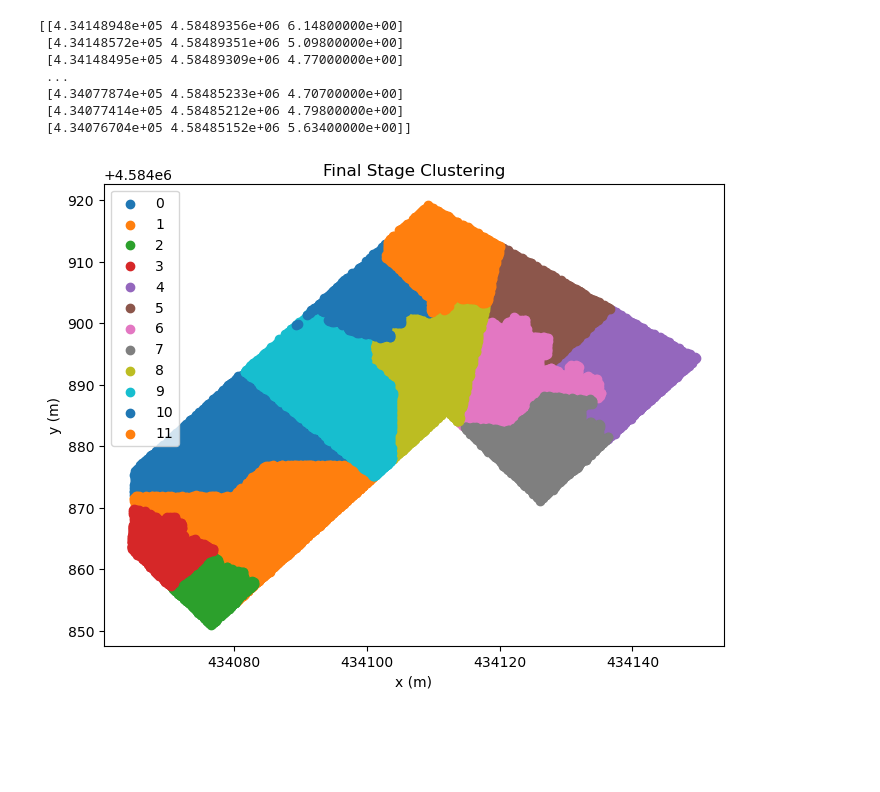
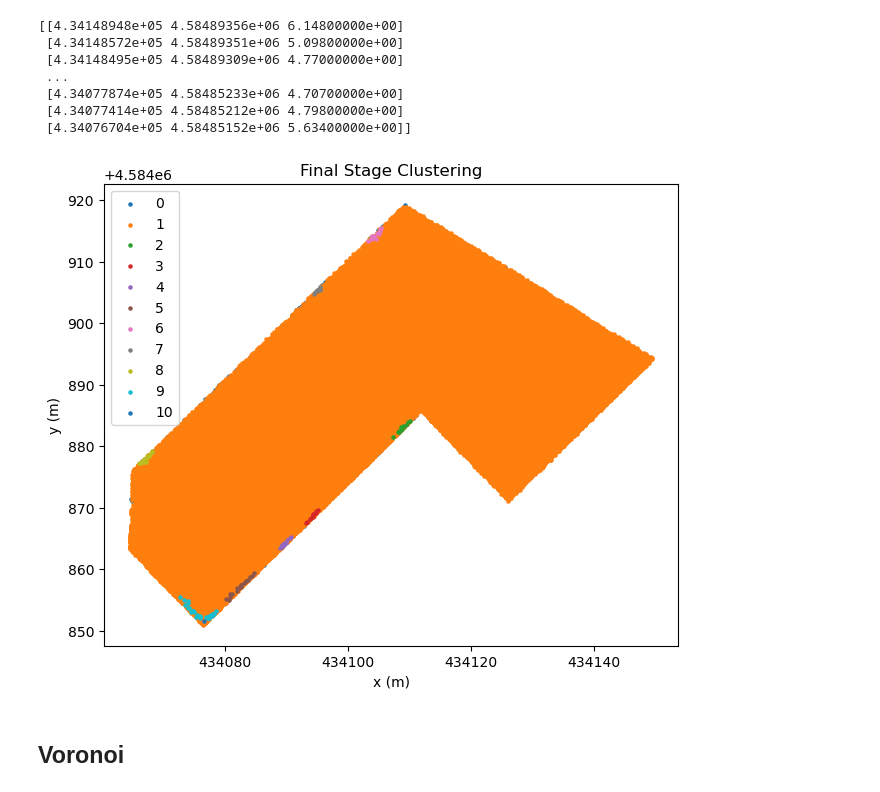
Before and after one commit to BeeGroup-cimne/solar_potencial_estimation_v3, a Jupyter notebook: Scripts/Plane_Identification_Revised/nov15/testSklearnPipeline.ipynb, the cells around one changed output. Cells and saved outputs as stored; diff of their text form; code cells hidden in the pictures; blank space fills up the shorter version.

```diff
--- a/Scripts/Plane_Identification_Revised/nov15/testSklearnPipeline.ipynb
+++ b/Scripts/Plane_Identification_Revised/nov15/testSklearnPipeline.ipynb
@@ -111,11 +111,12 @@ def plot_clusters(X, labels, title="Cluster Plot"): # Plot results of the last s
     unique_labels = np.unique(labels)
     for label in unique_labels:
         cluster_points = X[labels == label]
-        plt.scatter(cluster_points[:, 0], cluster_points[:, 1], label=f"{label}")
+        plt.scatter(cluster_points[:, 0], cluster_points[:, 1], s=5, label=f"{label}")
     plt.title(title)
     plt.xlabel("x (m)")
     plt.ylabel("y (m)")
     plt.legend()
+    plt.gca().set_aspect('equal')
     plt.show()
 # %%
 # Sample data
@@ -125,7 +126,7 @@ X, _ = make_blobs(n_samples=100, centers=3, random_state=42)
 pipeline = NestedClustering([
     KMeans(n_clusters=3, random_state=42),  # First clustering stage
     AgglomerativeClustering(n_clusters=2),
-    CustomClustering(n_clusters=2)
+    CustomClustering(n_clusters=1)
 ])
 
 # Fit the pipeline
@@ -164,10 +165,27 @@ print(data)
  [4.34076704e+05 4.58485152e+06 5.63400000e+00]]
 # %%
 class heightSplit(BaseEstimator, ClusterMixin): # Step 1: Create a template for custom clustering algorithms
-    def __init__(self):
+    def __init__(self, distance_threshold = 0.45):
+        self.distance_threshold = distance_threshold
         pass
 
     def fit(self, X):
+        X = check_array(X)
+        n_samples, n_features = X.shape
+
+        X = X[X[:, 2].argsort()]
+
+        deltaZ = np.diff(X[:,2], prepend=0)
+
+        labels = np.zeros_like(deltaZ, dtype=int)
+
+        current_label = 0
+        for i in range(1, len(deltaZ)):
+            if deltaZ[i] > self.distance_threshold:
+                current_label += 1
+            labels[i] = current_label
+
+        self.labels_ = labels
         return self
 
     def predict(self, X):
@@ -207,17 +301,19 @@ class removeAnomalies(BaseEstimator, ClusterMixin): # Step 1: Create a template
 # %%
 from sklearn.cluster import DBSCAN
 
 pipeline = NestedClustering([
-    heightSplit(),  # First clustering stage
-    DBSCAN(eps=0.15, min_samples=8),
-    kPlanes(),
-    removeAnomalies(),
+    heightSplit(distance_threshold=0.45),  # First clustering stage
+    DBSCAN(eps=1.5, min_samples=8),
+    # kPlanes(),
+    # removeAnomalies(),
 ])
 
 # Fit the pipeline
 pipeline.fit(data)
 
 # Plot the final clusters
 plot_clusters(data, pipeline.final_labels, title="Final Stage Clustering")
 # %% [output]
-[figure, old version]
+[figure, new version]
+# %% [markdown]
+## Voronoi
```
Also changed, not shown: parts of 11 cells of this notebook, 1 other file.
